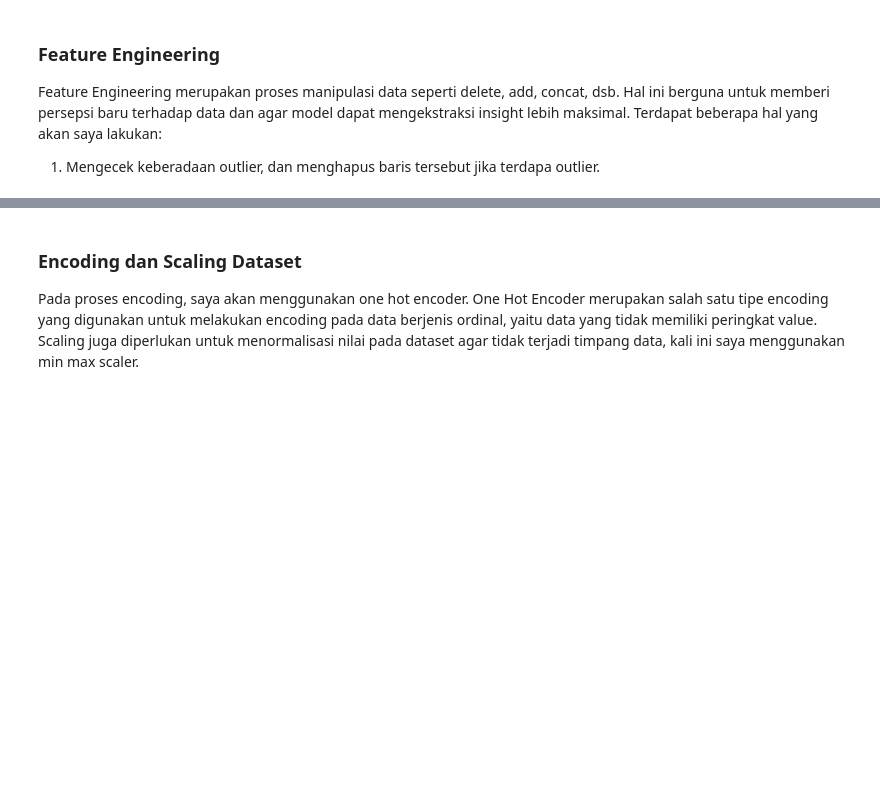
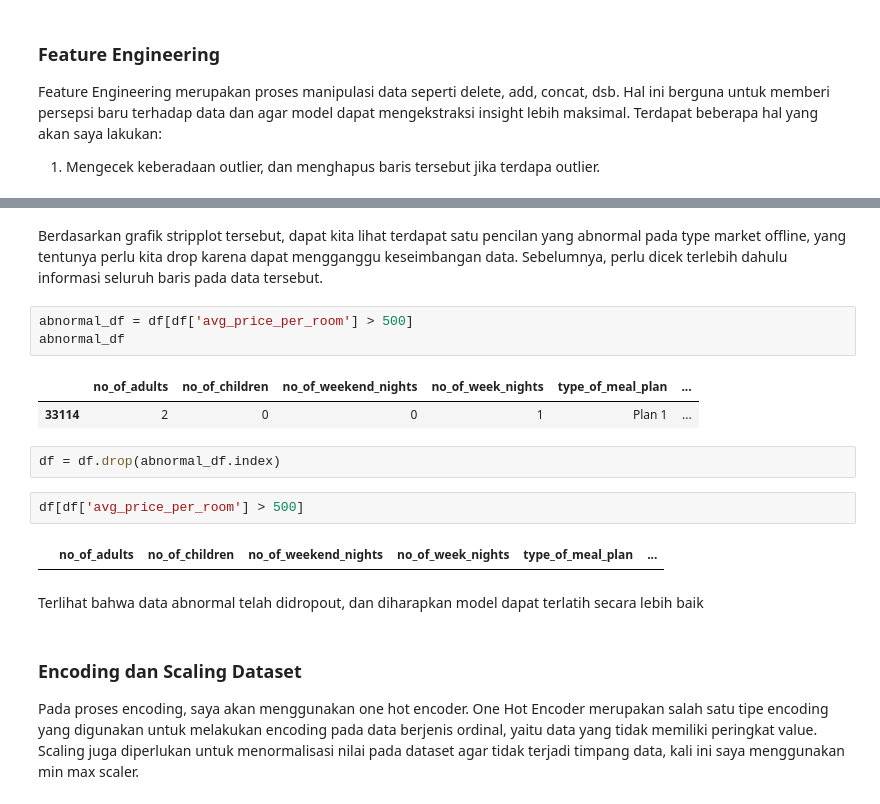
Before and after one commit to rarmnsyah/DATASCIENCE, a Jupyter notebook: Hoter Reservation (Yes) Predict/main.ipynb, the cells around one changed output, grey strips where cells are left out. Saved outputs shown, nothing was run; the diff lists cells and outputs as text; blank space fills up the shorter version.

```diff
--- a/Hoter Reservation (Yes) Predict/main.ipynb
+++ b/Hoter Reservation (Yes) Predict/main.ipynb
@@ -113,3 +123,19 @@ sns.boxplot(data = df, x = 'avg_price_per_room', ax = ax[1])
+# %% [markdown]
+Berdasarkan grafik stripplot tersebut, dapat kita lihat terdapat satu pencilan yang abnormal pada type market offline, yang tentunya perlu kita drop karena dapat mengganggu keseimbangan data. Sebelumnya, perlu dicek terlebih dahulu informasi seluruh baris pada data tersebut.
+# %%
+abnormal_df = df[df['avg_price_per_room'] > 500]
+abnormal_df
+# %% [output]
+|  | no_of_adults | no_of_children | no_of_weekend_nights | no_of_week_nights | type_of_meal_plan | ... |
+| 33114 | 2 | 0 | 0 | 1 | Plan 1 | ... |
+# %%
+df = df.drop(abnormal_df.index)
+# %%
+df[df['avg_price_per_room'] > 500]
+# %% [output]
+|  | no_of_adults | no_of_children | no_of_weekend_nights | no_of_week_nights | type_of_meal_plan | ... |
+# %% [markdown]
+Terlihat bahwa data abnormal telah didropout, dan diharapkan model dapat terlatih secara lebih baik
 # %% [markdown]
 ### Encoding dan Scaling Dataset
 Pada proses encoding, saya akan menggunakan one hot encoder. One Hot Encoder merupakan salah satu tipe encoding yang digunakan untuk melakukan encoding pada data berjenis ordinal, yaitu data yang tidak memiliki peringkat value. Scaling juga diperlukan untuk menormalisasi nilai pada dataset agar tidak terjadi timpang data, kali ini saya menggunakan min max scaler.
```
Also changed, not shown: parts of 11 cells of this notebook.
